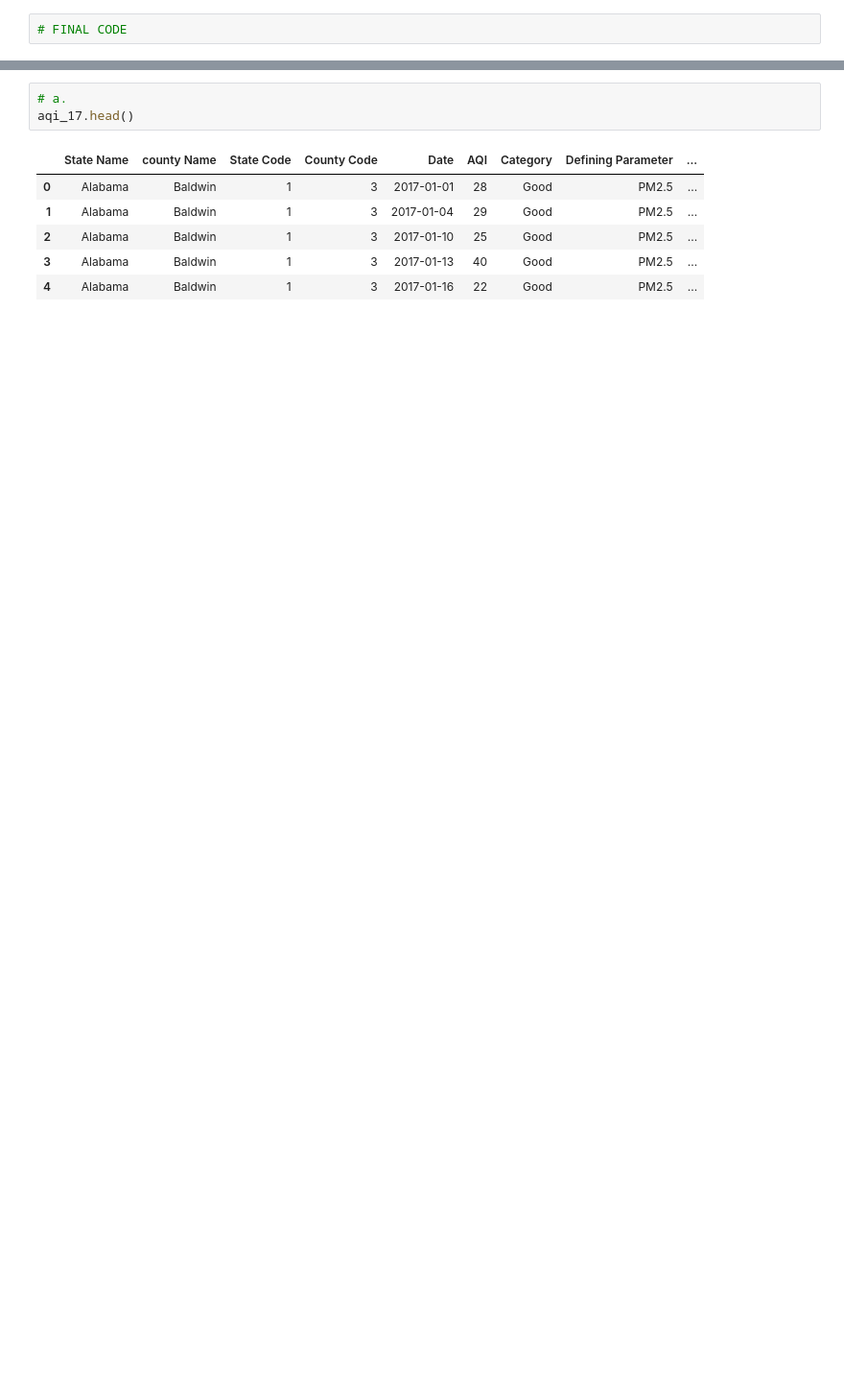
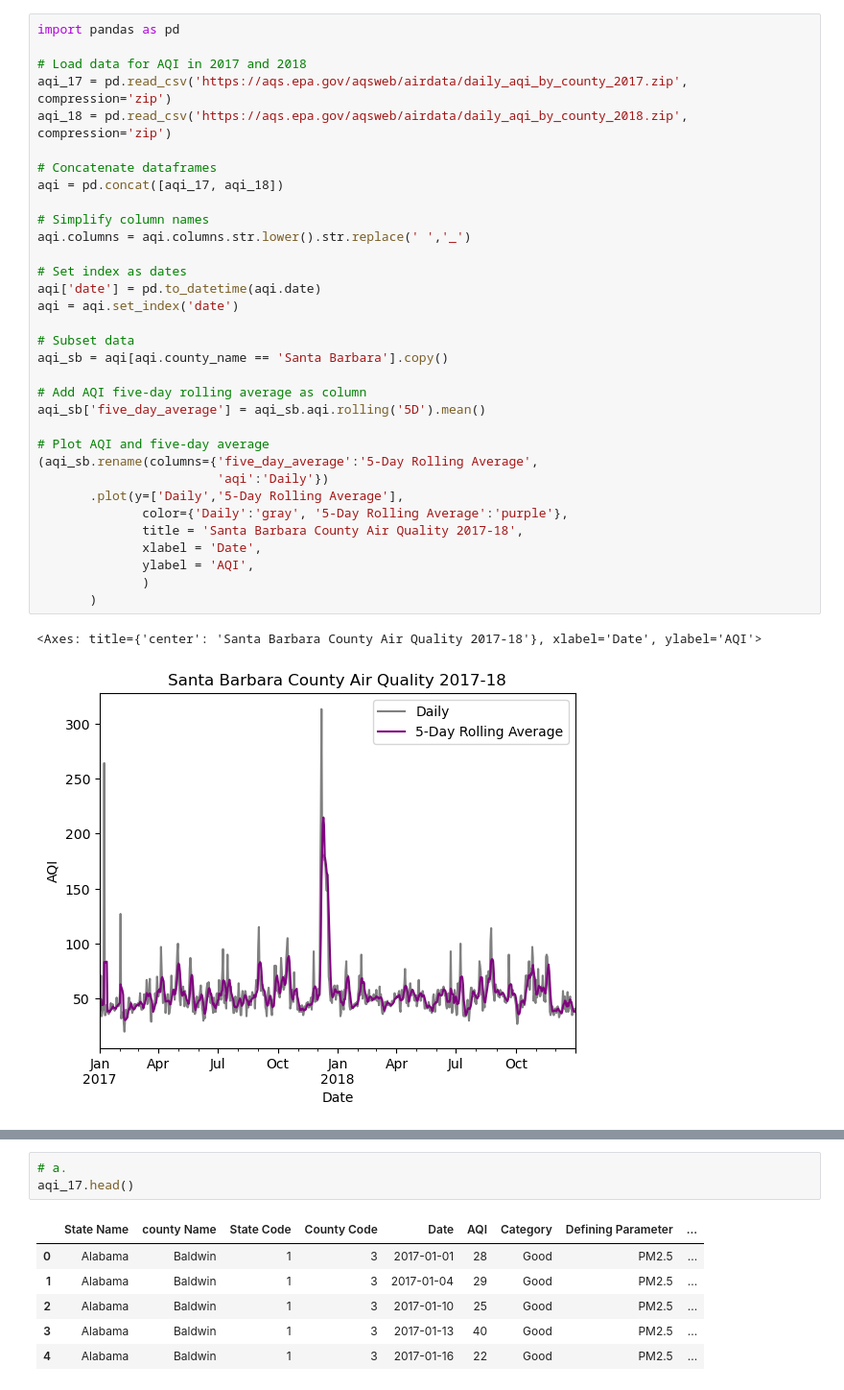
Before and after one commit to MEDS-eds-220/eds220-hw2-OTTER, a Jupyter notebook: hwk2-task3-aqi-SOLUTIONS.ipynb, the cells around one changed output, grey strips where cells are left out. Shown at 96% size. Drawn from its saved outputs; the diff is of its cells as text; blank space fills up the shorter version.

Commit message:
Improve plot and add final cell output

```diff
--- a/hwk2-task3-aqi-SOLUTIONS.ipynb
+++ b/hwk2-task3-aqi-SOLUTIONS.ipynb
@@ -32,5 +32,39 @@ You will use the next cell at the end of the task. Leave it blank for now.
-# %%
-# FINAL CODE
+# %%
+import pandas as pd
+
+# Load data for AQI in 2017 and 2018
+aqi_17 = pd.read_csv('https://aqs.epa.gov/aqsweb/airdata/daily_aqi_by_county_2017.zip', compression='zip')
+aqi_18 = pd.read_csv('https://aqs.epa.gov/aqsweb/airdata/daily_aqi_by_county_2018.zip', compression='zip')
+
+# Concatenate dataframes
+aqi = pd.concat([aqi_17, aqi_18])
+
+# Simplify column names
+aqi.columns = aqi.columns.str.lower().str.replace(' ','_')
+
+# Set index as dates
+aqi['date'] = pd.to_datetime(aqi.date)
+aqi = aqi.set_index('date')
+
+# Subset data
+aqi_sb = aqi[aqi.county_name == 'Santa Barbara'].copy()
+
+# Add AQI five-day rolling average as column
+aqi_sb['five_day_average'] = aqi_sb.aqi.rolling('5D').mean()
+
+# Plot AQI and five-day average
+(aqi_sb.rename(columns={'five_day_average':'5-Day Rolling Average',
+                        'aqi':'Daily'})
+       .plot(y=['Daily','5-Day Rolling Average'],
+              color={'Daily':'gray', '5-Day Rolling Average':'purple'},
+              title = 'Santa Barbara County Air Quality 2017-18',
+              xlabel = 'Date',
+              ylabel = 'AQI',
+              )
+       )
+# %% [output]
+<Axes: title={'center': 'Santa Barbara County Air Quality 2017-18'}, xlabel='Date', ylabel='AQI'>
+[figure, added]
 # %% [markdown]
 ## 1
 
```
Also changed, not shown: parts of 18 cells of this notebook.
